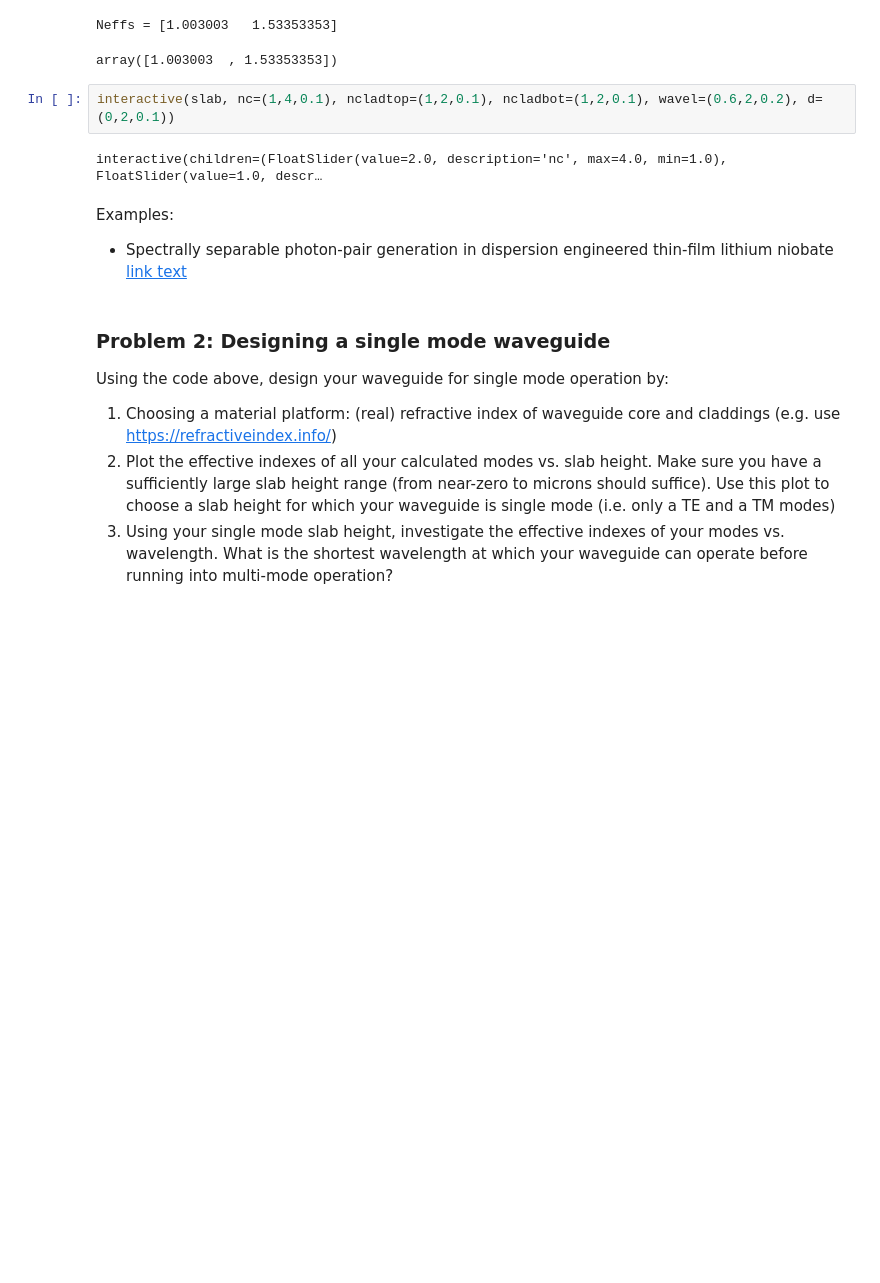
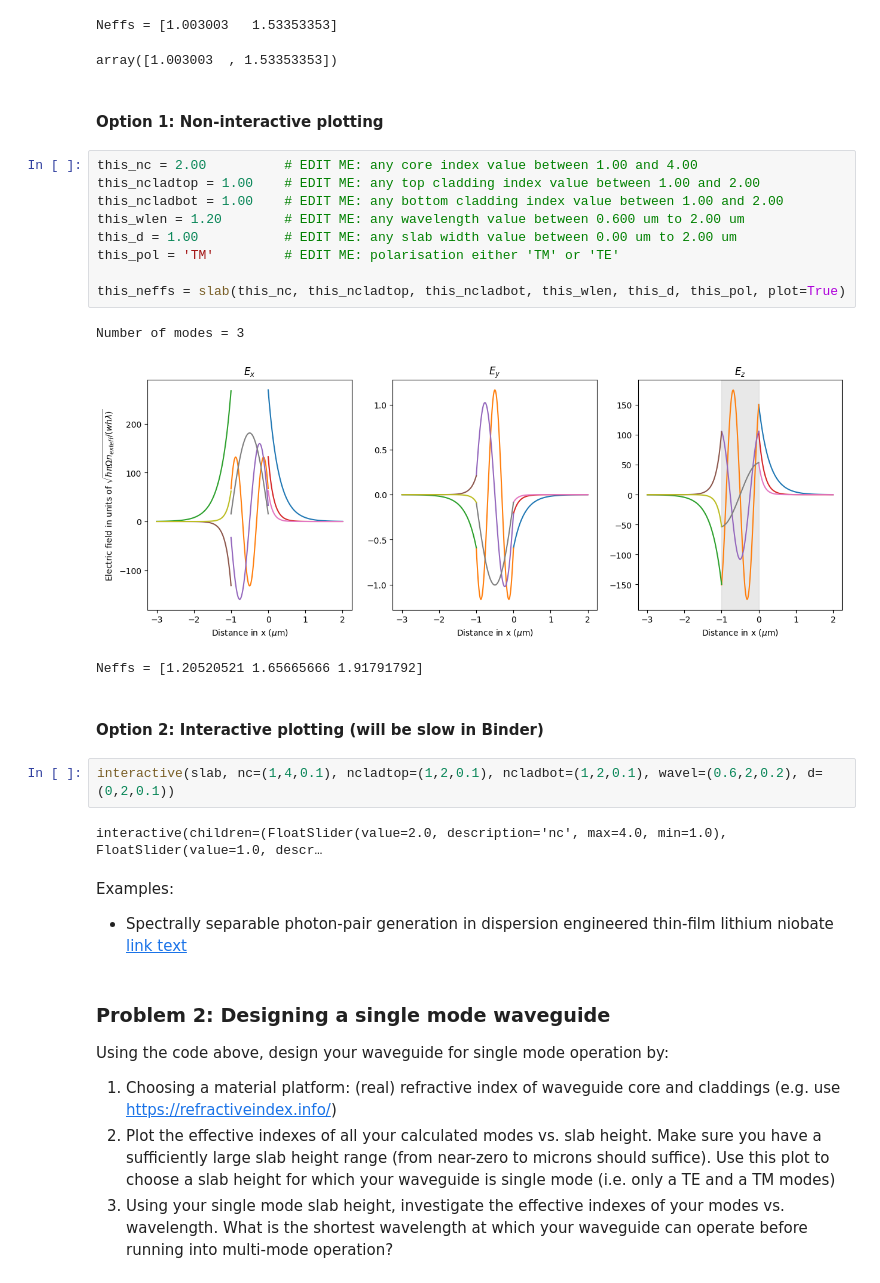
Before and after one commit to cj-xin/2023-01-cqn-winter-school-photonics, a Jupyter notebook: dielectric_waveguides_with_exercises.ipynb, the cells around one changed output. Drawn from its saved outputs; the diff is of its cells as text; blank space fills up the shorter version.

Commit message:
Add non-interactive plotting option.

```diff
--- a/dielectric_waveguides_with_exercises.ipynb
+++ b/dielectric_waveguides_with_exercises.ipynb
@@ -237,6 +237,23 @@ Number of modes = 2
 [figure]
 Neffs = [1.003003   1.53353353]
 array([1.003003  , 1.53353353])
+# %% [markdown]
+#### Option 1: Non-interactive plotting
+# %%
+this_nc = 2.00          # EDIT ME: any core index value between 1.00 and 4.00
+this_ncladtop = 1.00    # EDIT ME: any top cladding index value between 1.00 and 2.00
+this_ncladbot = 1.00    # EDIT ME: any bottom cladding index value between 1.00 and 2.00
+this_wlen = 1.20        # EDIT ME: any wavelength value between 0.600 um to 2.00 um
+this_d = 1.00           # EDIT ME: any slab width value between 0.00 um to 2.00 um
+this_pol = 'TM'         # EDIT ME: polarisation either 'TM' or 'TE'
+
+this_neffs = slab(this_nc, this_ncladtop, this_ncladbot, this_wlen, this_d, this_pol, plot=True)
+# %% [output]
+Number of modes = 3
+[figure, added]
+Neffs = [1.20520521 1.65665666 1.91791792]
+# %% [markdown]
+#### Option 2: Interactive plotting (will be slow in Binder)
 # %%
 interactive(slab, nc=(1,4,0.1), ncladtop=(1,2,0.1), ncladbot=(1,2,0.1), wavel=(0.6,2,0.2), d=(0,2,0.1))
 # %% [output]
```
